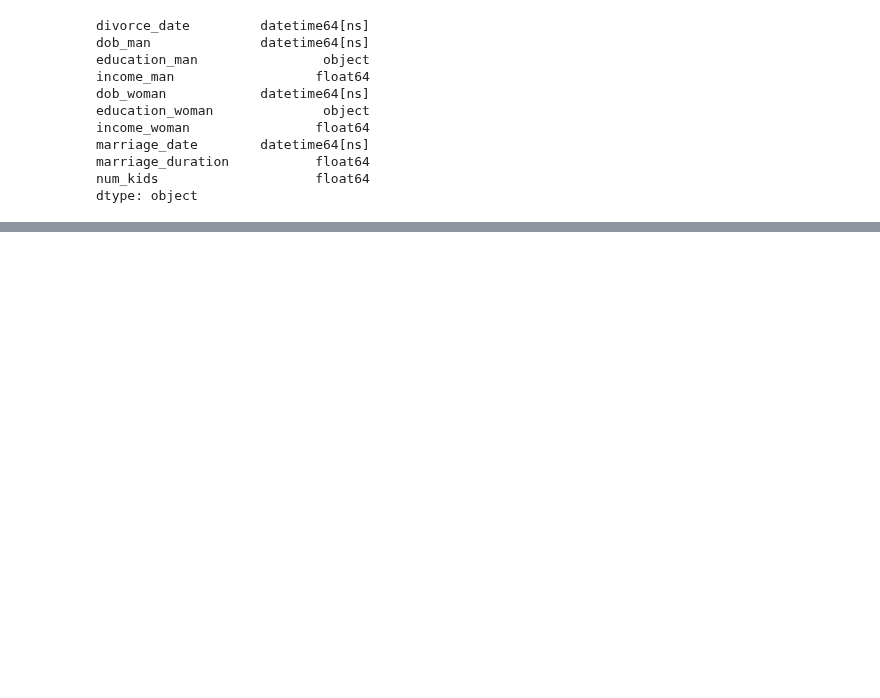
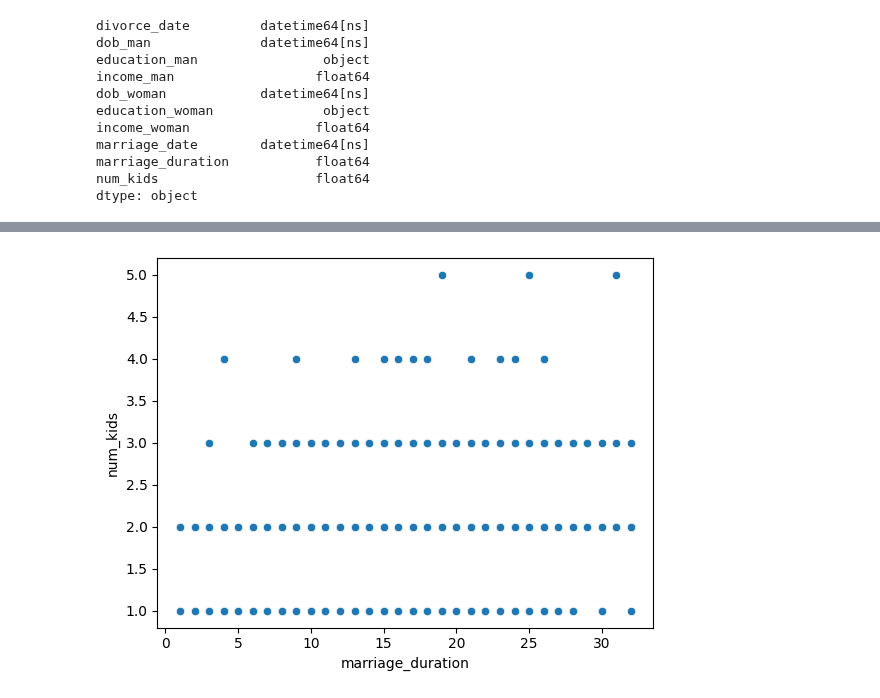
Before and after one commit to SyedaAnoosha/Data-Science-with-Python, a Jupyter notebook: Exploratory Data Analysis/EDA_noteboook3.ipynb, the cells around one changed output, grey strips where cells are left out. Drawn from its saved outputs; the diff is of its cells as text; code cells hidden in the pictures; blank space fills up the shorter version.

```diff
--- a/Exploratory Data Analysis/EDA_noteboook3.ipynb
+++ b/Exploratory Data Analysis/EDA_noteboook3.ipynb
@@ -138,0 +264,5 @@ Name: marriage_date, Length: 2209, dtype: int32
+# %%
+sns.scatterplot(data=divorce,x="marriage_duration", y="num_kids")
+plt.show()
+# %% [output]
+[figure, added]
```
Also changed, not shown: parts of 20 cells of this notebook.
